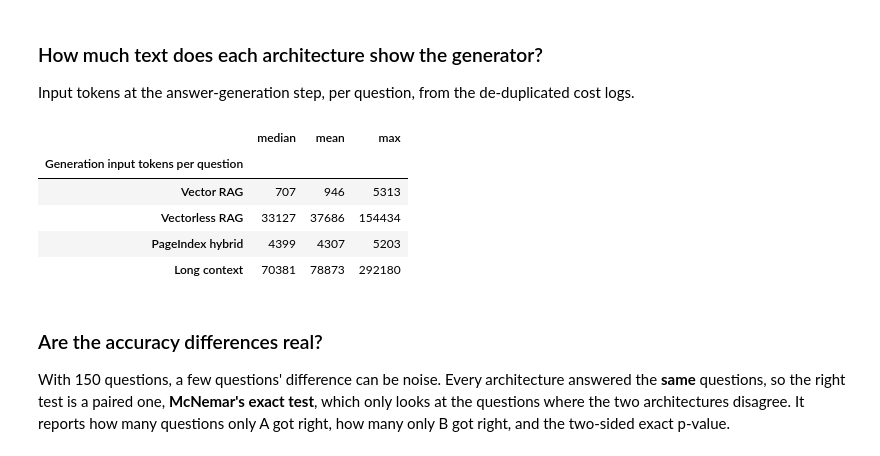
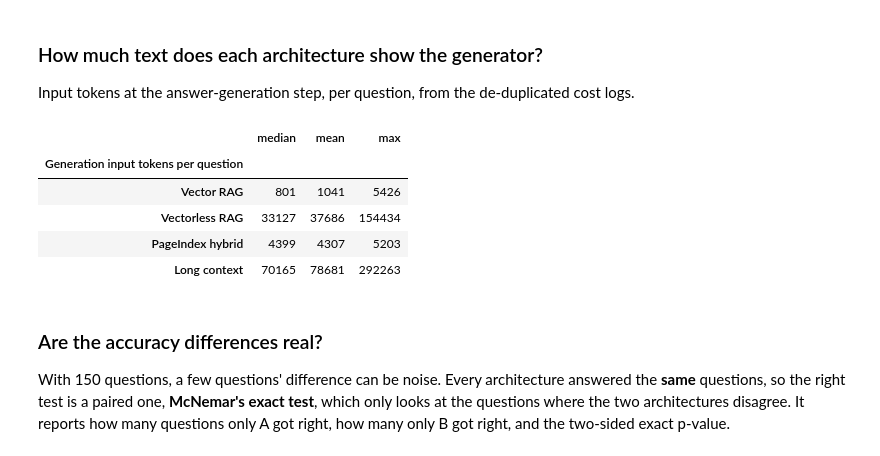
Before and after one commit to shaliqsv/financebench-rag-thesis, a Jupyter notebook: analysis/findings_walkthrough.ipynb, the cells around one changed output. Drawn from its saved outputs; the diff is of its cells as text; code cells hidden in the pictures.

```diff
--- a/analysis/findings_walkthrough.ipynb
+++ b/analysis/findings_walkthrough.ipynb
@@ -455,24 +449,24 @@ Input tokens at the answer-generation step, per question, from the de-duplicated
 # %%
 # Input tokens per question at the answer-generation step: how much text each architecture shows the generator
 GEN_STAGE = {
-    "Vector RAG":       (R / "vector_rag_costs.jsonl", R / "vector_rag_stage_generation.jsonl"),
+    "Vector RAG":       (R / "vector_rag_costs.jsonl", R / "vector_rag_stage_generation_structured.jsonl"),
     "Vectorless RAG":   (R / "vectorless_rag_costs.jsonl", R / "vectorless_rag_stage_generation.jsonl"),
     "PageIndex hybrid": (R / "pageindex_hybrid_expanded_costs.jsonl", R / "pageindex_hybrid_expanded_stage_generation.jsonl"),
-    "Long context":     (R / "long_context_costs.jsonl", R / "long_context_stage_generation.jsonl"),
+    "Long context":     (R / "long_context_costs.jsonl", R / "long_context_stage_generation_structured.jsonl"),
 }
 ctx = {}
 for arch, (cost_path, out_path) in GEN_STAGE.items():
     kept, _ = clean_stage_costs(load_jsonl(cost_path), "generation", latest_by_id(out_path))
     tok = [r["input_tokens"] for r in kept]
     ctx[arch] = {"median": np.median(tok), "mean": np.mean(tok), "max": np.max(tok)}
 pd.DataFrame(ctx).T.astype(int).rename_axis("Generation input tokens per question")
 # %% [output]
 |  | median | mean | max |
 | Generation input tokens per question |  |  |  |
-| Vector RAG | 707 | 946 | 5313 |
+| Vector RAG | 801 | 1041 | 5426 |
 | Vectorless RAG | 33127 | 37686 | 154434 |
 | PageIndex hybrid | 4399 | 4307 | 5203 |
-| Long context | 70381 | 78873 | 292180 |
+| Long context | 70165 | 78681 | 292263 |
 # %% [markdown]
 ### Are the accuracy differences real?
 
```
Also changed, not shown: parts of 21 cells of this notebook, 9 other files.
